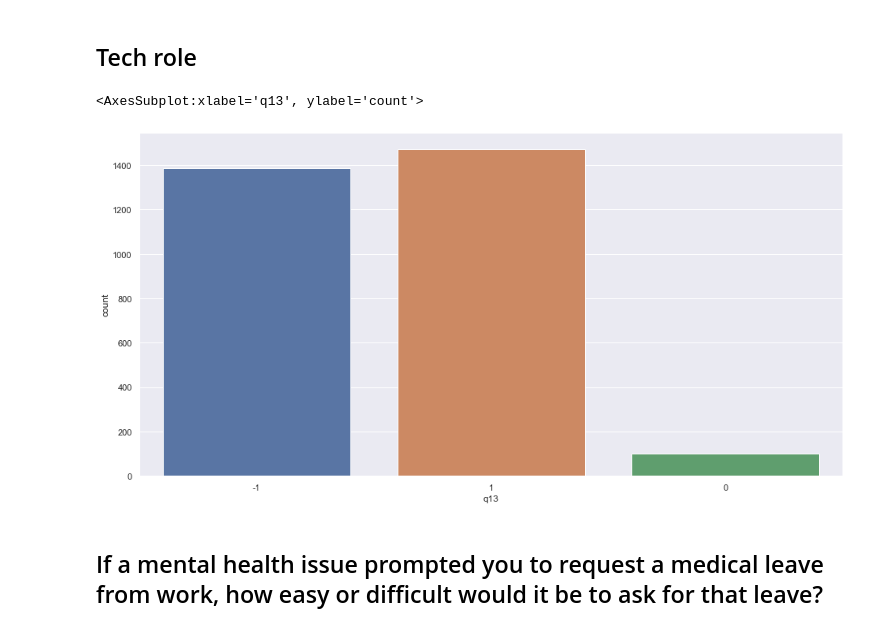
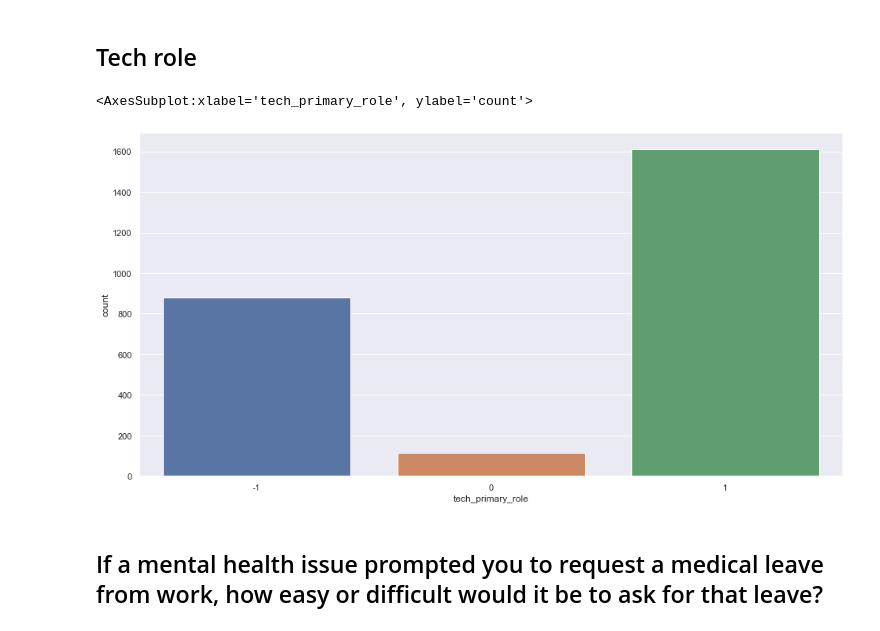
Before and after one commit to appelquist/bda-project, a Jupyter notebook: Project Data Analytics.ipynb, the cells around one changed output. Drawn from its saved outputs; the diff is of its cells as text; code cells hidden in the pictures.

```diff
--- a/Project Data Analytics.ipynb
+++ b/Project Data Analytics.ipynb
@@ -775,10 +683,10 @@ sns.countplot(x='q9', data=surveys)
 # %% [markdown]
 ## Tech role
 # %%
-sns.countplot(x='q13', data=surveys)
+sns.countplot(x='tech_primary_role', data=surveys)
 # %% [output]
-<AxesSubplot:xlabel='q13', ylabel='count'>
+<AxesSubplot:xlabel='tech_primary_role', ylabel='count'>
-[figure, old version]
+[figure, new version]
 # %% [markdown]
 ## If a mental health issue prompted you to request a medical leave from work, how easy or difficult would it be to ask for that leave?
 # %%
```
Also changed, not shown: parts of 48 cells of this notebook.
